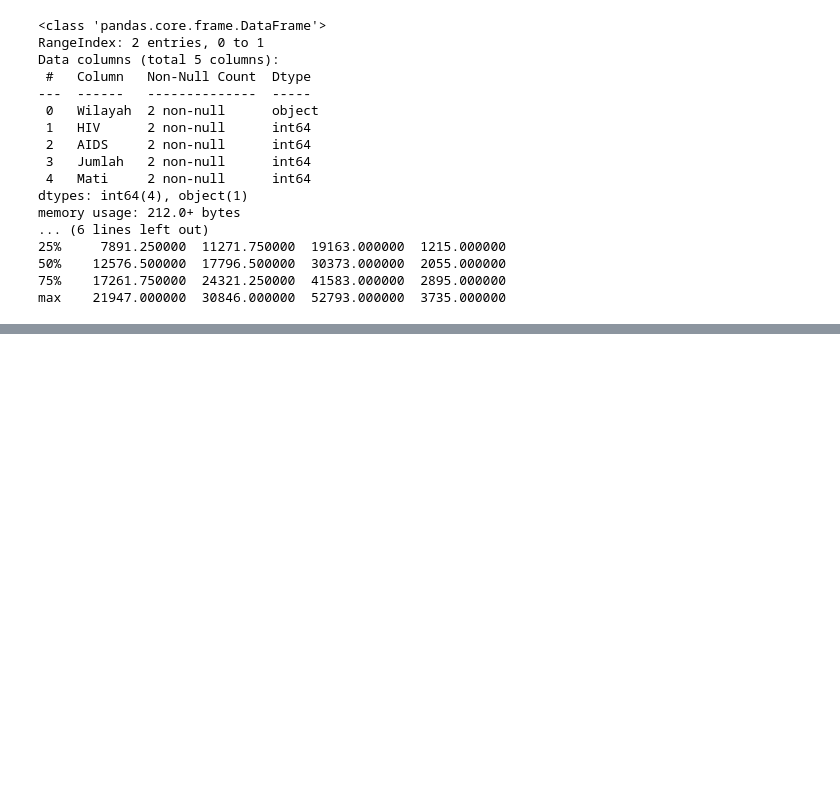
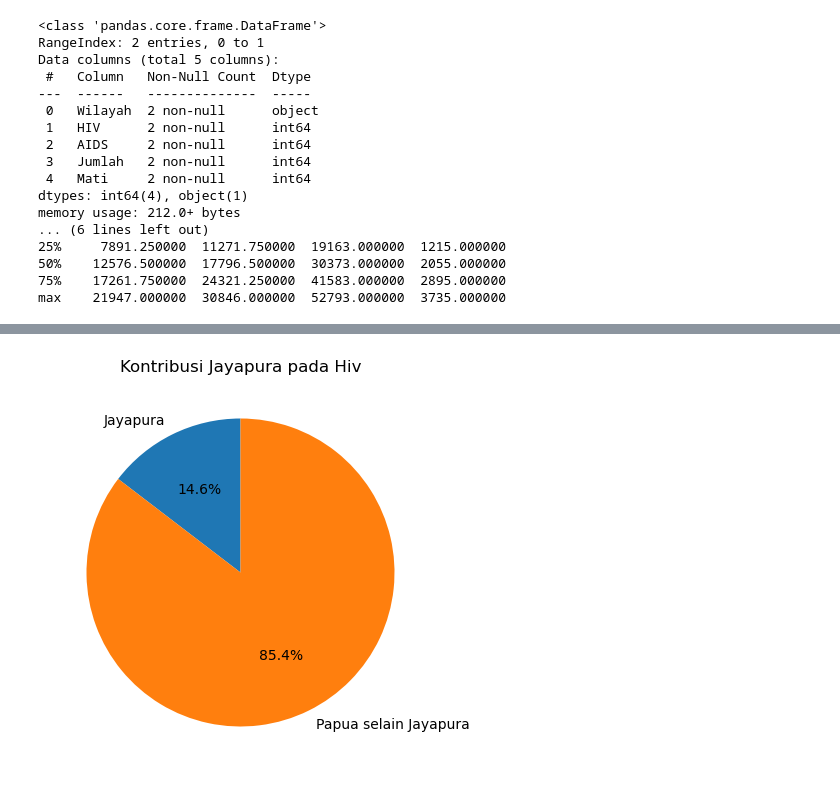
Before and after one commit to Aldevand/Analisis-Data-HIV-AIDS-Papua, a Jupyter notebook: comparation.ipynb, the cells around one changed output, grey strips where cells are left out. Saved outputs shown, nothing was run; the diff lists cells and outputs as text; code cells hidden in the pictures; blank space fills up the shorter version.

Commit message:
feat: analisis kontribusi Jayapura terhadap total Papua
Menambahkan perhitungan persentase serta visualisasi untuk melihat pengaruh Jayapura dalam total kasus Papua.

```diff
--- a/comparation.ipynb
+++ b/comparation.ipynb
@@ -29,3 +29,97 @@ memory usage: 212.0+ bytes
 50%    12576.500000  17796.500000  30373.000000  2055.000000
 75%    17261.750000  24321.250000  41583.000000  2895.000000
 max    21947.000000  30846.000000  52793.000000  3735.000000
+# %%
+import re
+import matplotlib.pyplot as plt
+# 1) Normalisasi nama kolom & nilai wilayah
+df.columns = df.columns.str.strip().str.lower()    # contoh: "Wilayah" -> "wilayah"
+if 'wilayah' not in df.columns:
+    print("ERROR: Kolom 'Wilayah' tidak ditemukan. Kolom yang ada:", df.columns.tolist())
+else:
+    df['wilayah_norm'] = df['wilayah'].astype(str).str.strip().str.lower()
+    print(">> Nilai unik kolom 'wilayah' (normalized):")
+    print(df['wilayah_norm'].unique())
+    print()
+
+    # 2) Fungsi bantu: cari baris region secara toleran
+    def pick_region(df, name):
+        name = name.lower().strip()
+        # exact match
+        exact = df[df['wilayah_norm'] == name]
+        if len(exact) == 1:
+            return exact.iloc[0]
+        contains = df[df['wilayah_norm'].str.contains(re.escape(name), na=False)]
+        if len(contains) == 1:
+            return contains.iloc[0]
+        pattern = rf'\b{re.escape(name)}\b'
+        wb = df[df['wilayah_norm'].str.contains(pattern, regex=True, na=False)]
+        if len(wb) == 1:
+            return wb.iloc[0]
+        if len(contains) > 1 or len(wb) > 1:
+            candidates = (wb if len(wb) > 0 else contains)
+            print(f"Warning: banyak kandidat untuk '{name}':", candidates['wilayah_norm'].tolist())
+            print("=> Aku pilih kandidat pertama supaya proses lanjut. Kalau salah, pilih manual.")
+            return candidates.iloc[0]
+        # tidak ditemukan
+        return None
+
+    papua_row = pick_region(df, 'papua')
+    jayapura_row = pick_region(df, 'jayapura')
+
+    if papua_row is None or jayapura_row is None:
+        print("\nGagal menemukan salah satu wilayah. Periksa daftar wilayah unik di atas.")
+        print("\nIsi tabel (preview 20 baris) untuk inspeksi manual:")
+        display(df.head(20))
+    else:
+        # 4) Ambil kolom numerik untuk analisis
+        numeric_cols = df.select_dtypes(include='number').columns.tolist()
+        if not numeric_cols:
+            print("Tidak ada kolom numerik yang ditemukan. Kolom tersedia:", df.columns.tolist())
+        else:
+            print("\nNumeric columns yang akan dianalisis:", numeric_cols)
+
+            pap_vals = papua_row[numeric_cols].astype(float)
+            jay_vals = jayapura_row[numeric_cols].astype(float)
+
+            # 5) Hitung kontribusi (persen), aman terhadap pembagian nol
+            contrib = (jay_vals / pap_vals.replace({0: pd.NA})) * 100
+            print("\nKontribusi Jayapura terhadap Papua (persen):")
+            print(contrib.round(2))
+
+            # 6) Visualisasi: Pie chart untuk tiap kolom numerik
+            for col in numeric_cols:
+                p_total = pap_vals[col]
+                j_val = jay_vals[col]
+                other = p_total - j_val
+                if pd.isna(p_total) or p_total == 0:
+                    print(f"Skip pie untuk '{col}' karena total Papua = {p_total}")
+                    continue
+                if other < 0:
+                    print(f"Warning: nilai Jayapura ({j_val}) > total Papua ({p_total}) untuk kolom {col}. Skipping pie.")
+                    continue
+
+                labels = ['Jayapura', 'Papua selain Jayapura']
+                sizes = [j_val, other]
+
+                plt.figure(figsize=(5,5))
+                plt.pie(sizes, labels=labels, autopct='%.1f%%', startangle=90)
+                plt.title(f"Kontribusi Jayapura pada {col.title()}")
+                plt.show()
+
+            # 7) Visualisasi: Bar chart perbandingan Papua vs Jayapura
+            x = range(len(numeric_cols))
+            pap_list = [pap_vals[c] for c in numeric_cols]
+            jay_list = [jay_vals[c] for c in numeric_cols]
+
+            plt.figure(figsize=(9,5))
+            width = 0.35
+            plt.bar([i - width/2 for i in x], pap_list, width=width, label='Papua (total)')
+            plt.bar([i + width/2 for i in x], jay_list, width=width, label='Jayapura')
+            plt.xticks(x, [c.title() for c in numeric_cols])
+            plt.ylabel('Jumlah kasus')
+            plt.title('Perbandingan Papua vs Jayapura')
+            plt.legend()
+            plt.tight_layout()
+            plt.show()
+# %% [output]
@@ -31,0 +138 @@ max    21947.000000  30846.000000  52793.000000  3735.000000
+[figure, added]
```
Also changed, not shown: parts of 1 cell of this notebook.
